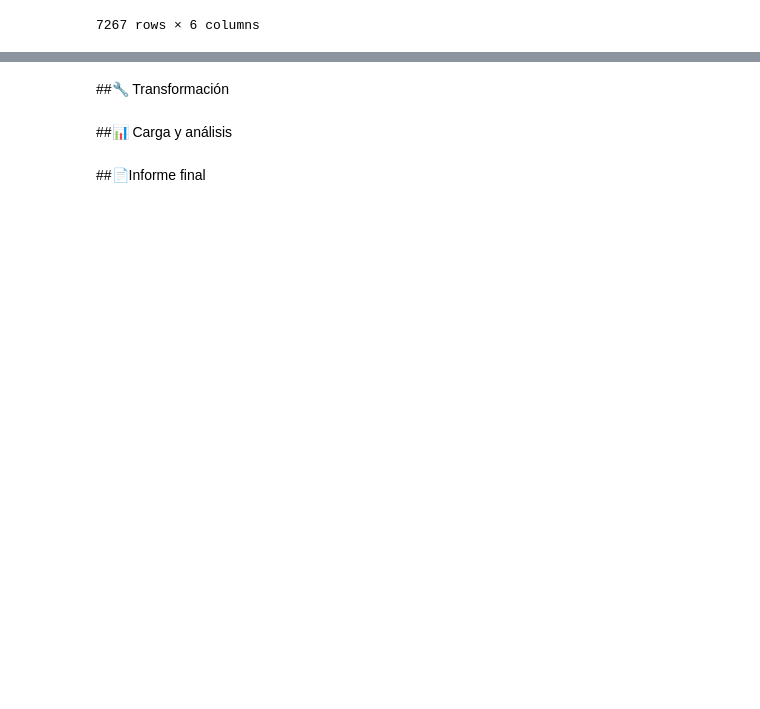
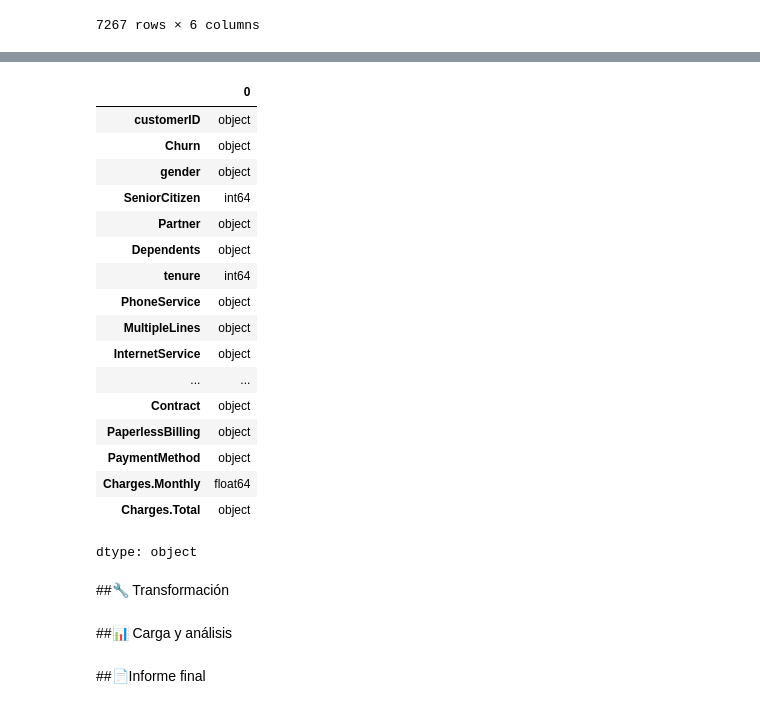
Before and after one commit to GP-Core/Telecom-X-Part-1, a Jupyter notebook: TelecomX_Part1-Gp-Core.ipynb, the cells around one changed output, grey strips where cells are left out. Saved outputs shown, nothing was run; the diff lists cells and outputs as text; code cells hidden in the pictures; blank space fills up the shorter version.

```diff
--- a/TelecomX_Part1-Gp-Core.ipynb
+++ b/TelecomX_Part1-Gp-Core.ipynb
@@ -50,3 +82,24 @@ datos_norm
+# %%
+datos_norm.dtypes
+# %% [output]
+|  | 0 |
+| customerID | object |
+| Churn | object |
+| gender | object |
+| SeniorCitizen | int64 |
+| Partner | object |
+| Dependents | object |
+| tenure | int64 |
+| PhoneService | object |
+| MultipleLines | object |
+| InternetService | object |
+| ... | ... |
+| Contract | object |
+| PaperlessBilling | object |
+| PaymentMethod | object |
+| Charges.Monthly | float64 |
+| Charges.Total | object |
+dtype: object
 # %% [markdown]
 ##🔧 Transformación
 # %% [markdown]
```
Also changed, not shown: parts of 4 cells of this notebook.
